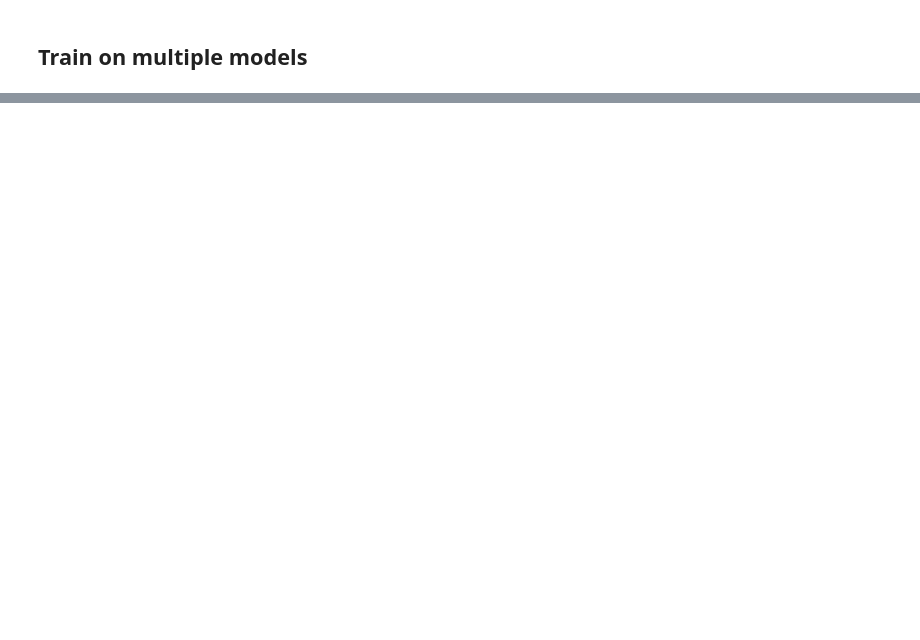
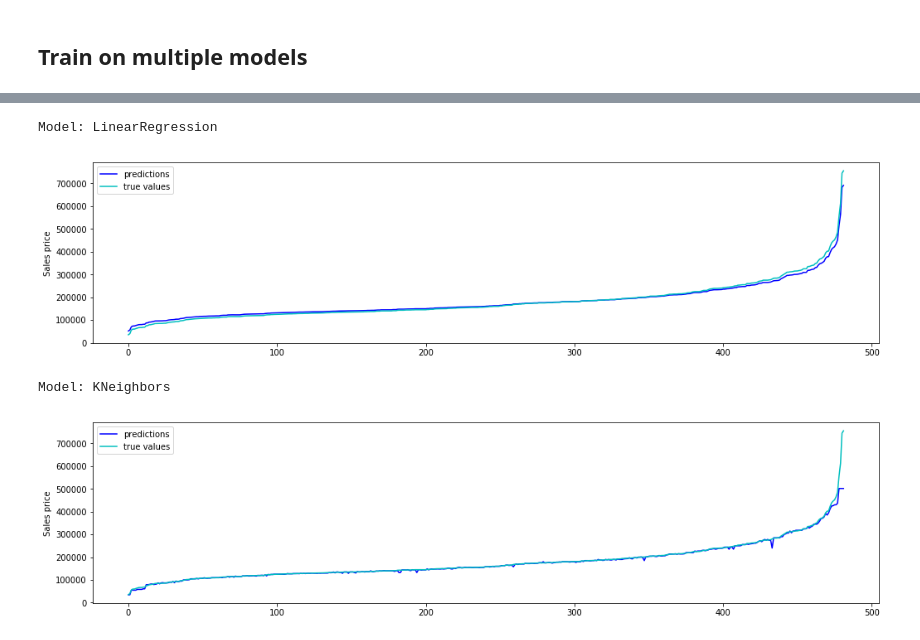
Before and after one commit to RedzCh/machine_learning_notes, a Jupyter notebook: machine_learning_notes.ipynb, the cells around one changed output, grey strips where cells are left out. Drawn from its saved outputs; the diff is of its cells as text; code cells hidden in the pictures; blank space fills up the shorter version.

```diff
--- a/machine_learning_notes.ipynb
+++ b/machine_learning_notes.ipynb
@@ -340,0 +468,27 @@ for name,model in models:
+# %%
+def displayGraphTrueVsPred2(name,y_pre,Y_test):
+    plt.rcParams["figure.figsize"] = (17,4)
+
+    print("Model: {}".format(name))
+
+    preds_df=pd.DataFrame(data=y_pre,columns=["predictions"])
+    preds_df["true values"]=Y_test.SalePrice.values
+    preds_df.sort_values(by="true values",inplace=True)
+    preds_df.reset_index(drop=True,inplace=True)
+
+
+    line1, = plt.plot(preds_df["predictions"], 'b')
+    line2, = plt.plot(preds_df["true values"], 'c')
+    plt.legend(handler_map={line1: HandlerLine2D(numpoints=1)})
+    plt.ylabel('Sales price')
+
+    plt.show()
+
+
+displayGraphTrueVsPred2(containers[7][0],containers[7][2],Y_test)
+displayGraphTrueVsPred2(containers[2][0],containers[2][2],Y_test)
+# %% [output]
+Model: LinearRegression
+[figure, added]
+Model: KNeighbors
+[figure, added]
```
Also changed, not shown: parts of 33 cells of this notebook.
